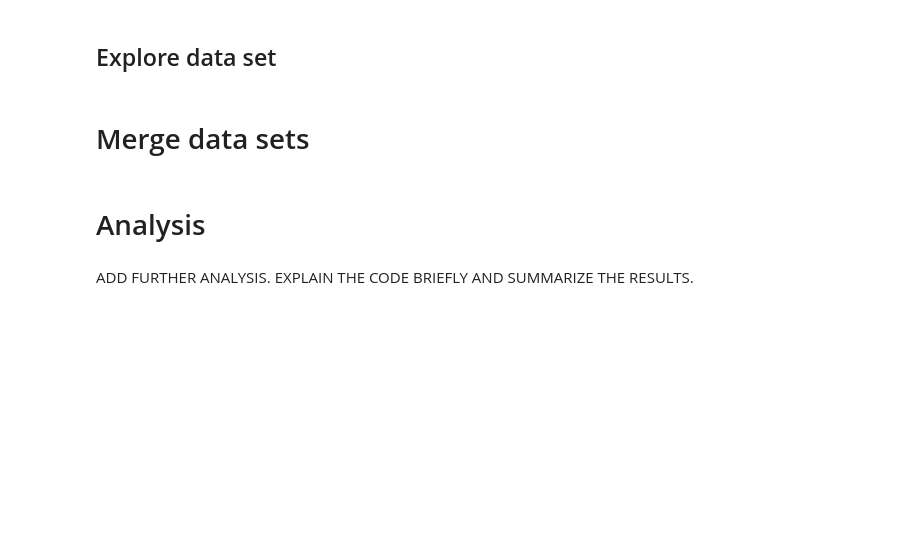
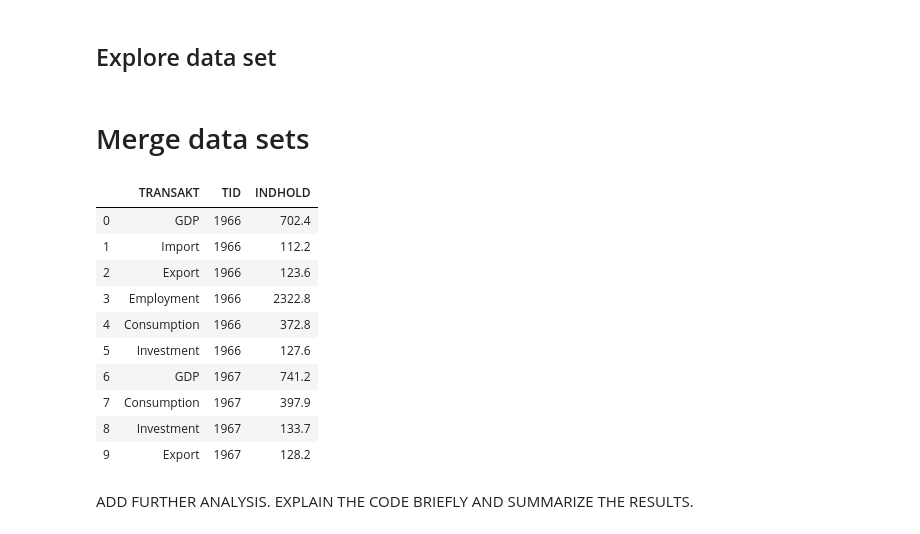
Before and after one commit to NumEconCopenhagen/projects-2020-group-xxv, a Jupyter notebook: dataproject/dataproject.ipynb, the cells around one changed output. Drawn from its saved outputs; the diff is of its cells as text; code cells hidden in the pictures; blank space fills up the shorter version.

```diff
--- a/dataproject/dataproject.ipynb
+++ b/dataproject/dataproject.ipynb
@@ -403,7 +365,8 @@ TRANSAKT
  id = L_VB, text = Contribution to GDP growth, (percentage point)
  id = LAN_C, text = Pr. capita, 2010-prices, chained values, (1000 DKK.)
 # %%
-variables = {"TRANSAKT":["B1GQK", "P7K", "P6D", "P31S1MD", "P3S13D", "P5GD"], "PRISENHED":["LAN_M"], "TID":["*"]}
+
+variables = {"TRANSAKT":["B1GQK", "P7K", "P6D", "P31S1MD", "P5GD"], "PRISENHED":["LAN_M"], "TID":["*"]}
 NAI = Dst.get_data(table_id = "NAN1", variables = variables)
 NAI = NAI.drop("PRISENHED", axis = 1)
 # %%
@@ -418,11 +393,31 @@ DKDATA.head(10)
 # %% [markdown]
 ## Income data
+# %%
+g={"B.1*g Gross domestic product":"GDP","P.7 Imports of goods and services":"Import","P.6 Exports of goods and services":"Export","Total employment (1,000 persons)":"Employment","P.31 Private consumption":"Consumption","P.5g Gross capital formation":"Investment"}
 # %% [markdown]
 ## Explore data set
+# %%
+for key, value in g.items():
+    DKDATA.TRANSAKT.replace(key,value,inplace=True)
 # %% [markdown]
 # Merge data sets
-# %% [markdown]
-# Analysis
+# %%
+DKDATA =DKDATA.reset_index()
+DKDATA = DKDATA.drop("index", axis=1)
+# %%
+DKDATA.head(10)
+# %% [output]
+|  | TRANSAKT | TID | INDHOLD |
+| 0 | GDP | 1966 | 702.4 |
+| 1 | Import | 1966 | 112.2 |
+| 2 | Export | 1966 | 123.6 |
+| 3 | Employment | 1966 | 2322.8 |
+| 4 | Consumption | 1966 | 372.8 |
+| 5 | Investment | 1966 | 127.6 |
+| 6 | GDP | 1967 | 741.2 |
+| 7 | Consumption | 1967 | 397.9 |
+| 8 | Investment | 1967 | 133.7 |
+| 9 | Export | 1967 | 128.2 |
 # %% [markdown]
 ADD FURTHER ANALYSIS. EXPLAIN THE CODE BRIEFLY AND SUMMARIZE THE RESULTS.
 # %% [markdown]
```
Also changed, not shown: parts of 7 cells of this notebook.
